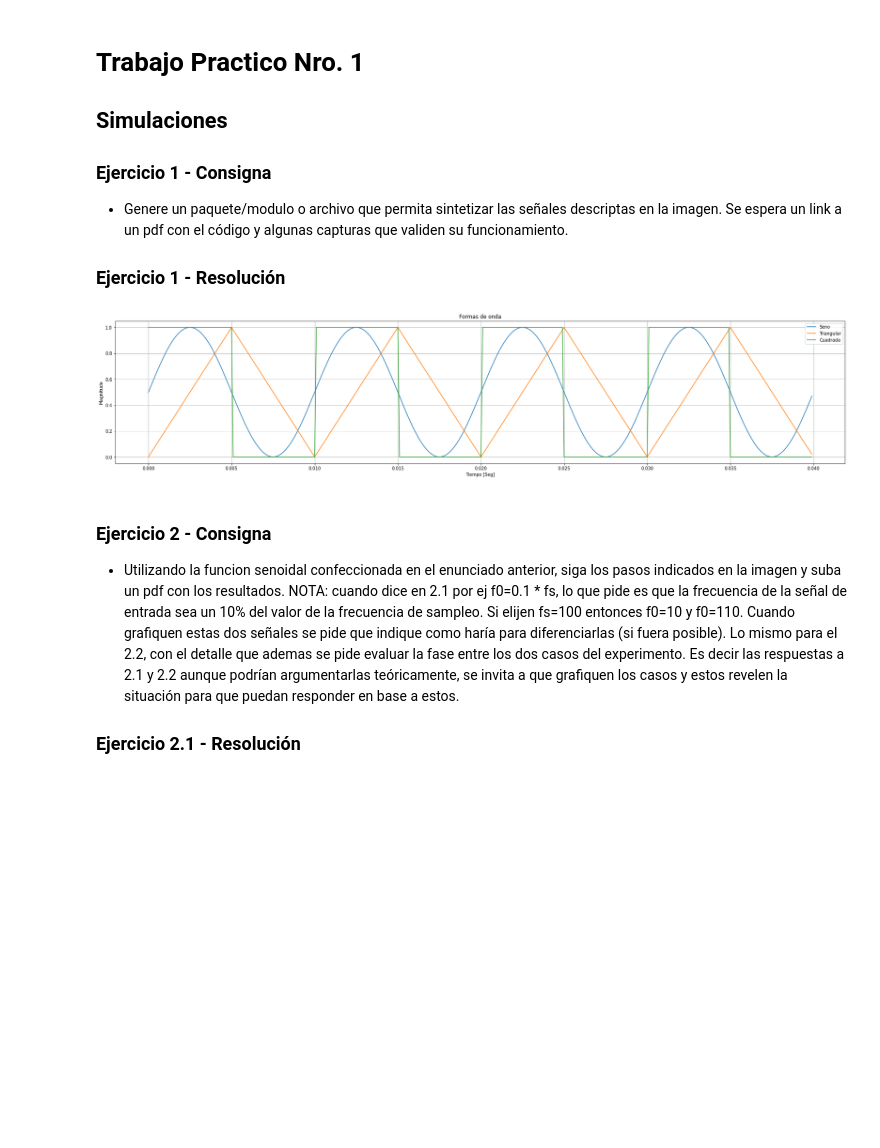
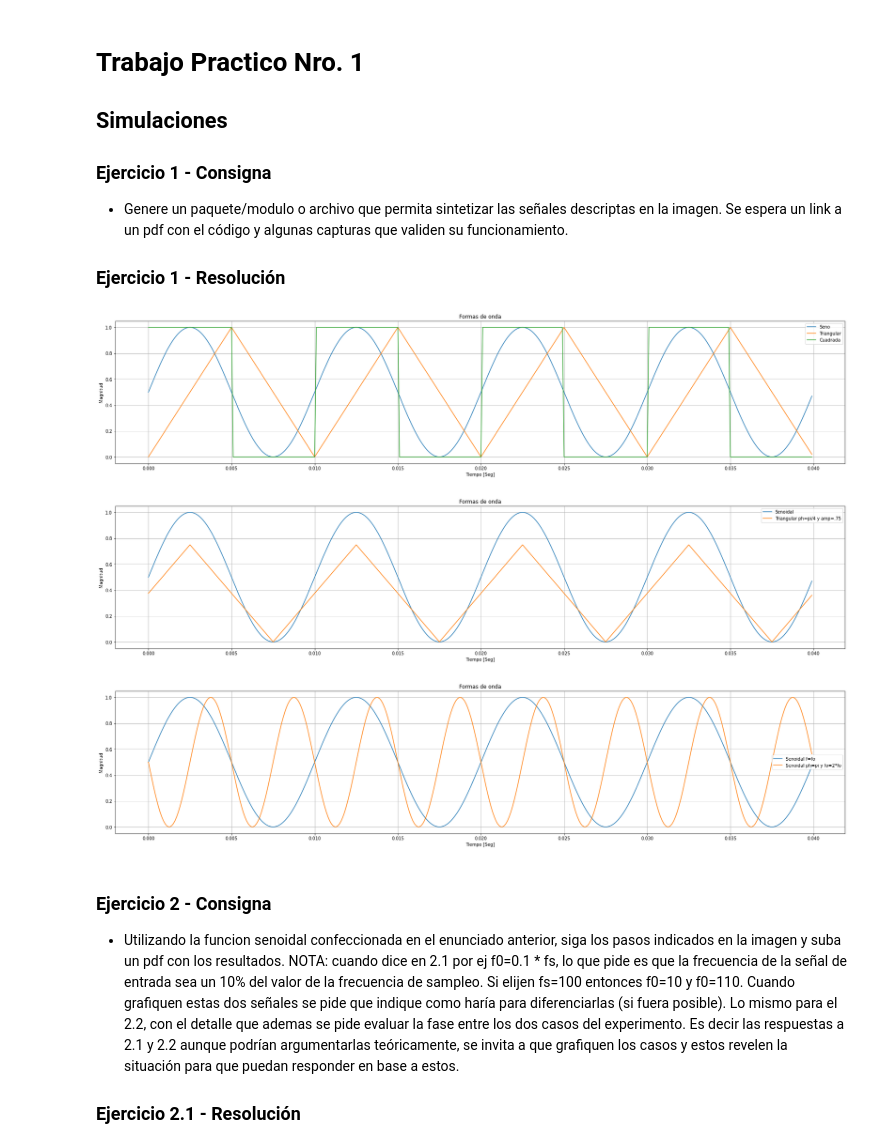
Before and after one commit to lorsi96/Signal-Processing-Fundaments---MSE07, a Jupyter notebook: TP1 Procesamiento de Señales: Fundamentos.ipynb, the cells around one changed output. Drawn from its saved outputs; the diff is of its cells as text; code cells hidden in the pictures; blank space fills up the shorter version.

```diff
--- a/TP1 Procesamiento de Señales: Fundamentos.ipynb
+++ b/TP1 Procesamiento de Señales: Fundamentos.ipynb
@@ -11,7 +11,6 @@
 import numpy as np
 import matplotlib.pyplot as plt
 from scipy import signal
-from enum import Enum, auto
 from copy import deepcopy as cpy
 from dataclasses import dataclass
 
@@ -37,7 +36,7 @@ def psf_square(spec: PsfWaveformSpec):
 def psf_tri(spec: PsfWaveformSpec):
   amp = 0 if spec.amp < 0 else 1 if spec.amp > 1 else spec.amp
   n = np.arange(spec.samples_n)
-  sn = amp * signal.sawtooth(2 * np.pi * spec.fo_hz * n / spec.fs_hz + + spec.ph_rad, .5)
+  sn = amp * signal.sawtooth(2 * np.pi * spec.fo_hz * n / spec.fs_hz + spec.ph_rad, .5)
   return (sn + amp) / 2
 
 
@@ -51,32 +50,72 @@ def psf_gen_cont_and_disc_wvfm(spec: PsfWaveformSpec, fun=psf_sine):
   spec_cont.samples_n = spec_cont.samples_n * 100
   return (psf_spec_to_time_sec(spec), fun(spec)), (psf_spec_to_time_sec(spec_cont), fun(spec_cont))
 # %%
+## Specs ##
 psf_waveform_spec_discrete = PsfWaveformSpec(
     fo_hz = 100,
     fs_hz = 10000,
     samples_n = 400,
     ph_rad = 0,
     amp = 1
 )
 
+psf_waveform_spec_discrete_2 = cpy(psf_waveform_spec_discrete)
+psf_waveform_spec_discrete_2.ph_rad = np.pi/2,
+psf_waveform_spec_discrete_2.amp = .75
+
+psf_waveform_spec_discrete_3 = cpy(psf_waveform_spec_discrete)
+psf_waveform_spec_discrete_3.fo_hz = 200
+psf_waveform_spec_discrete_3.ph_rad = np.pi
+
+
+## Signals ##
+
 sine = psf_sine(psf_waveform_spec_discrete)
 triangular = psf_tri(psf_waveform_spec_discrete)
 square = psf_square(psf_waveform_spec_discrete)
 time = psf_spec_to_time_sec(psf_waveform_spec_discrete)
 
+tri_2 = psf_tri(psf_waveform_spec_discrete_2)
+sine_2 = psf_sine(psf_waveform_spec_discrete_2)
+sine_3 = psf_sine(psf_waveform_spec_discrete_3)
 
+
+## Plots ##
 plt.figure(figsize=(30, 6))
 plt.title('Formas de onda')
 plt.plot(time, sine, label='Seno')
 plt.plot(time, triangular, label='Triangular')
 plt.plot(time, square, label='Cuadrada')
 plt.grid()
 plt.legend()
 plt.xlabel('Tiempo [Seg]')
-plt.ylabel('Magnitude')
+plt.ylabel('Magnitud')
 plt.show()
+
+plt.figure(figsize=(30, 6))
+plt.title('Formas de onda')
+plt.plot(time, sine, label='Senoidal')
+plt.plot(time, tri_2, label='Triangular ph=pi/4 y amp=.75')
+plt.grid()
+plt.legend()
+plt.xlabel('Tiempo [Seg]')
+plt.ylabel('Magnitud')
+plt.show()
+
+
+plt.figure(figsize=(30, 6))
+plt.title('Formas de onda')
+plt.plot(time, sine, label='Senoidal f=fo')
+plt.plot(time, sine_3, label='Senoidal ph=pi y fo=2*fo')
+plt.grid()
+plt.legend()
+plt.xlabel('Tiempo [Seg]')
+plt.ylabel('Magnitud')
+plt.show()
 # %% [output]
 [figure]
+[figure, added]
+[figure, added]
 # %% [markdown]
 ### Ejercicio 2 - Consigna
 -  Utilizando la funcion senoidal confeccionada en el enunciado anterior, siga los pasos indicados en la imagen y suba un pdf con los resultados. NOTA: cuando dice en 2.1 por ej f0=0.1 * fs, lo que pide es que la frecuencia de la señal de entrada sea un 10% del valor de la frecuencia de sampleo. Si elijen fs=100 entonces f0=10 y f0=110. Cuando grafiquen estas dos señales se pide que indique como haría para diferenciarlas (si fuera posible). Lo mismo para el 2.2, con el detalle que ademas se pide evaluar la fase entre los dos casos del experimento. Es decir las respuestas a 2.1 y 2.2 aunque podrían argumentarlas teóricamente, se invita a que grafiquen los casos y estos revelen la situación para que puedan responder en base a estos.
```
